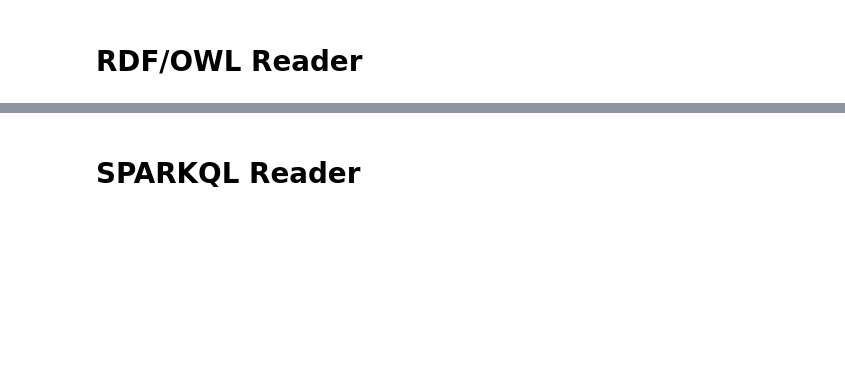
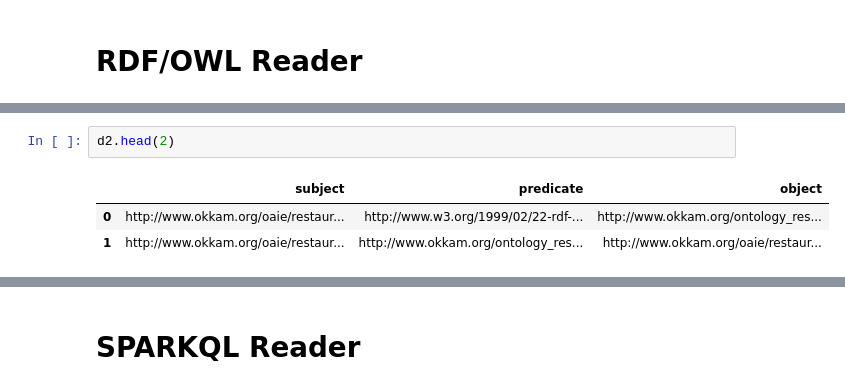
Before and after one commit to ilias6/Parallel-pyJedAI, a Jupyter notebook: Readers.ipynb, the cells around one changed output, grey strips where cells are left out. Cells and saved outputs as stored; diff of their text form; blank space fills up the shorter version.

```diff
--- a/Readers.ipynb
+++ b/Readers.ipynb
@@ -59 +78,7 @@ gt = rfd.graph.to_dataframe(g_gt)
+# %%
+d2.head(2)
+# %% [output]
+|  | subject | predicate | object |
+| 0 | http://www.okkam.org/oaie/restaur... | http://www.w3.org/1999/02/22-rdf-... | http://www.okkam.org/ontology_res... |
+| 1 | http://www.okkam.org/oaie/restaur... | http://www.okkam.org/ontology_res... | http://www.okkam.org/oaie/restaur... |
 # %% [markdown]
```
Also changed, not shown: parts of 5 cells of this notebook, 1 other file.
